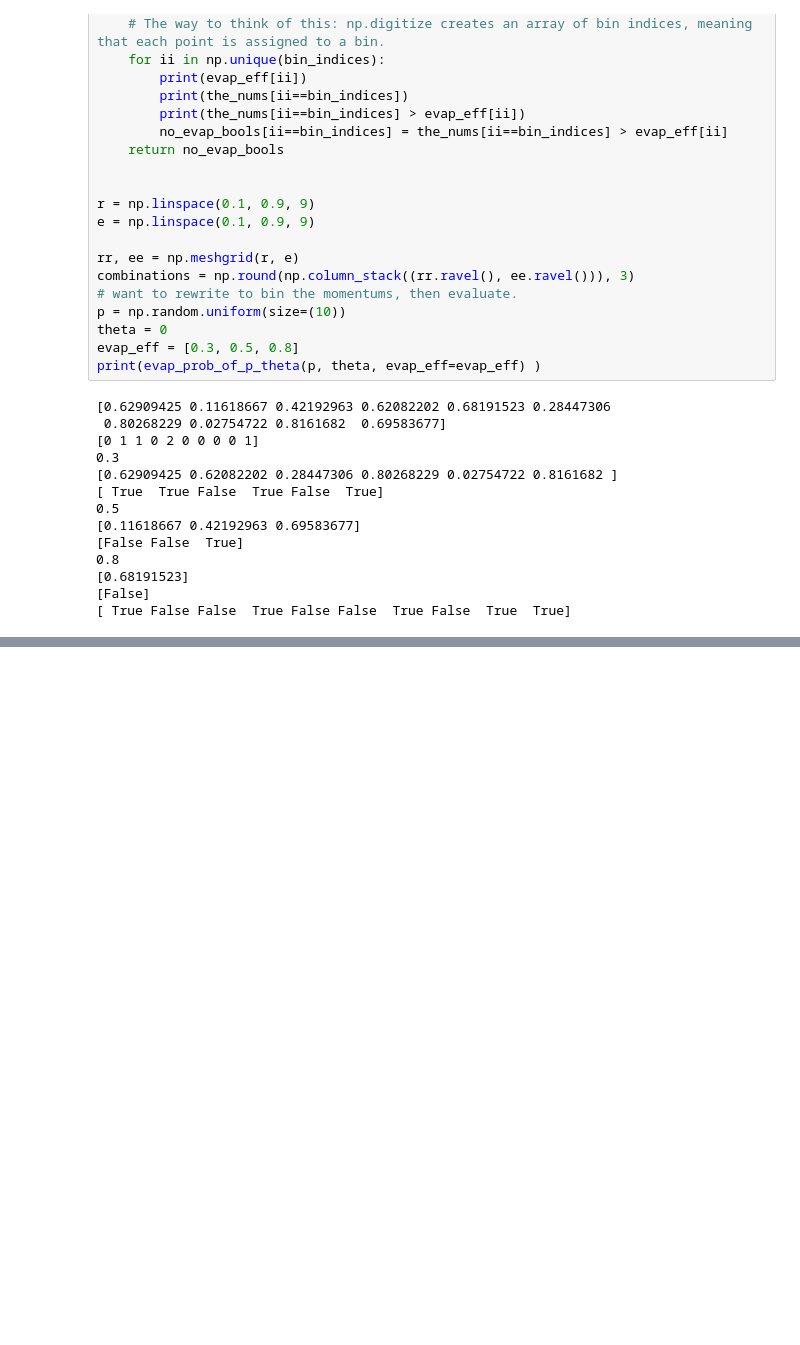
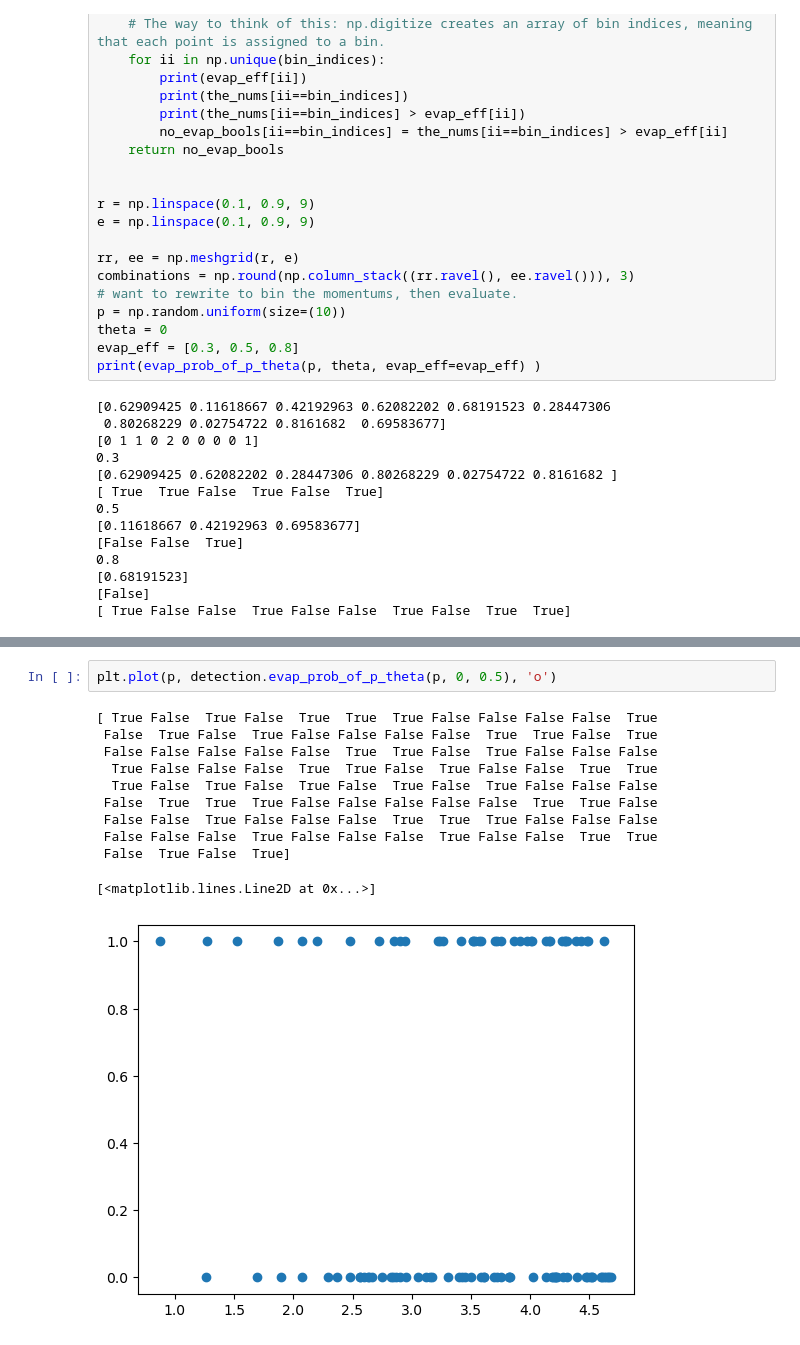
Before and after one commit to spice-herald/HeST, a Jupyter notebook: debug/Amherst_cell_debugging.ipynb, the cells around one changed output, grey strips where cells are left out. Saved outputs shown, nothing was run; the diff lists cells and outputs as text; blank space fills up the shorter version.

```diff
--- a/debug/Amherst_cell_debugging.ipynb
+++ b/debug/Amherst_cell_debugging.ipynb
@@ -918,0 +947,14 @@ list(m3).count(True)
+# %%
+plt.plot(p, detection.evap_prob_of_p_theta(p, 0, 0.5), 'o')
+# %% [output]
+[ True False  True False  True  True  True False False False False  True
+ False  True False  True False False False False  True  True False  True
+ False False False False False  True  True False  True False False False
+  True False False False  True  True False  True False False  True  True
+  True False  True False  True False  True False  True False False False
+ False  True  True  True False False False False False  True  True False
+ False False  True False False False  True  True  True False False False
+ False False False  True False False False  True False False  True  True
+ False  True False  True]
+[<matplotlib.lines.Line2D at 0x...>]
+[figure, added]
```
Also changed, not shown: parts of 12 cells of this notebook, 4 other files.
